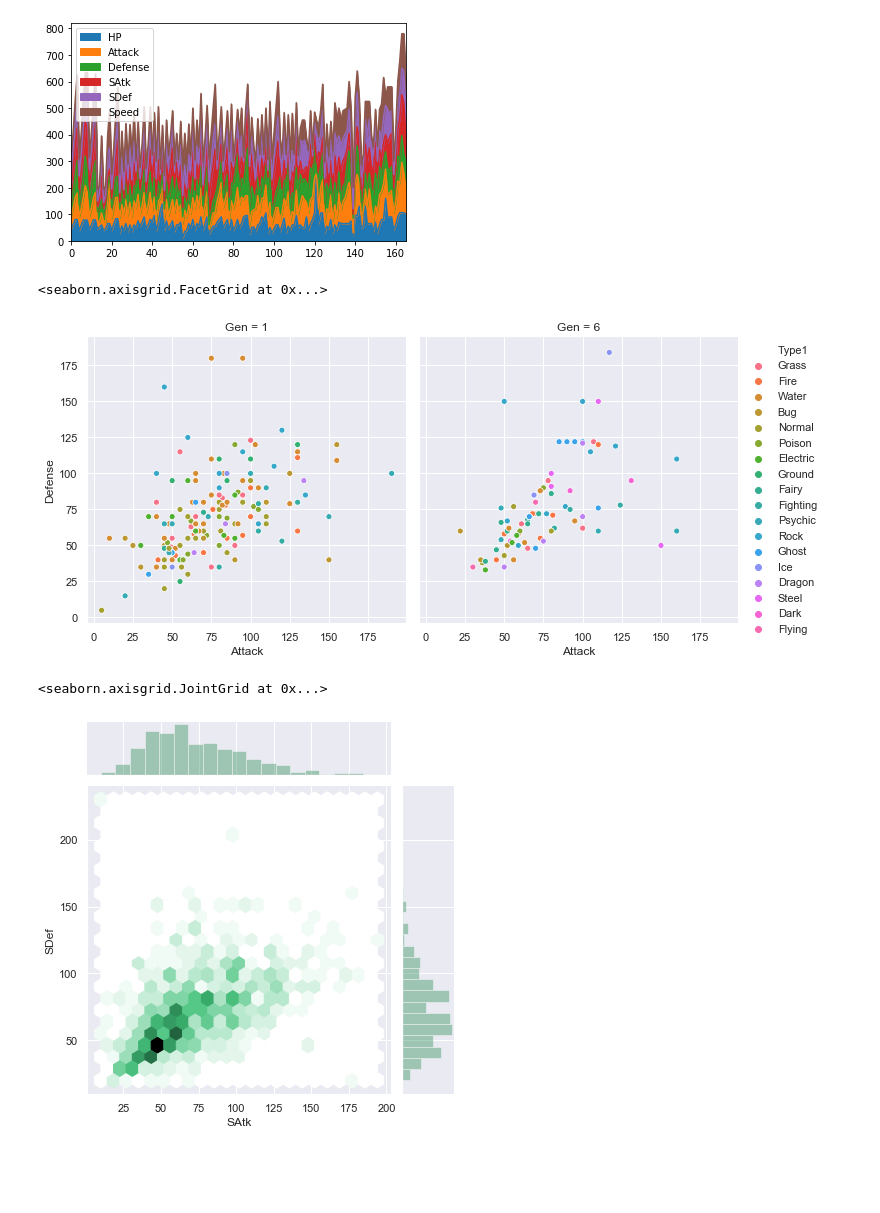
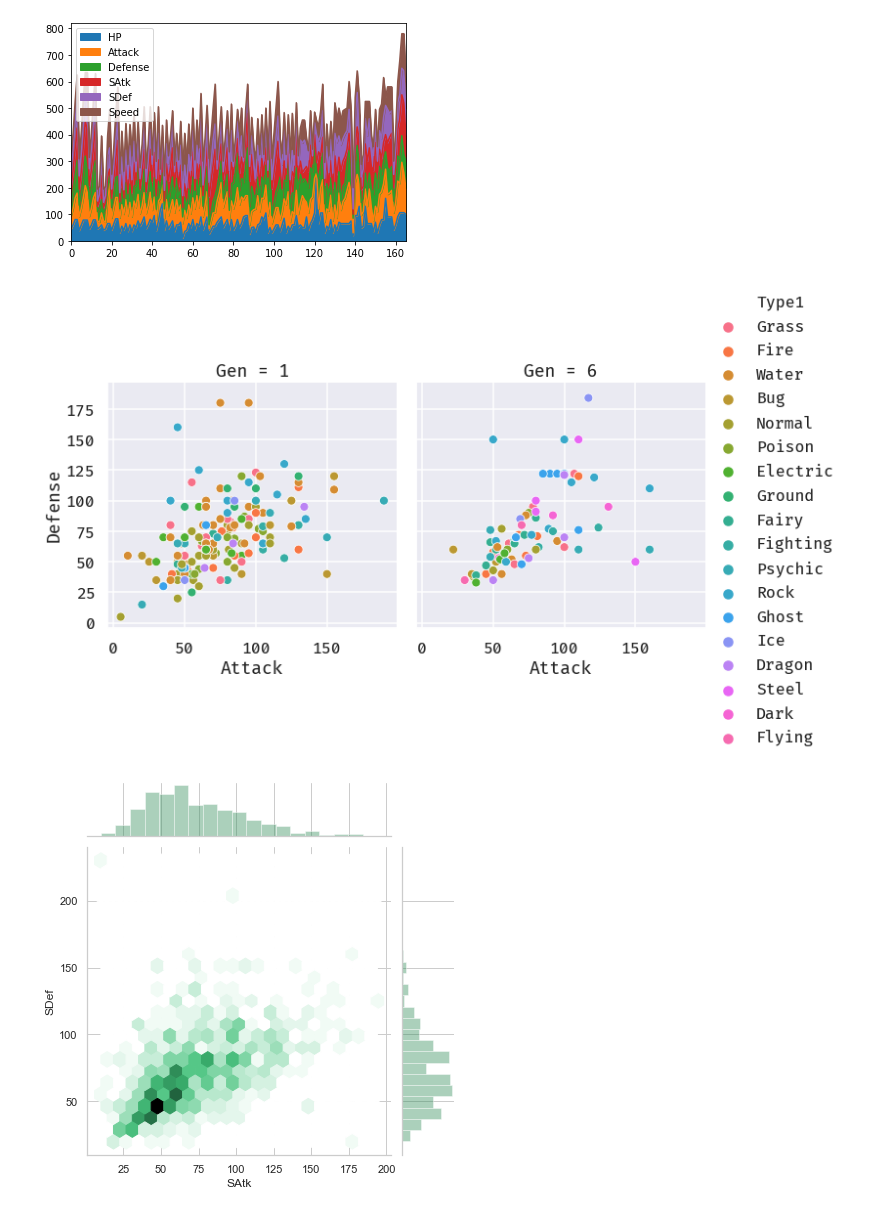
Before and after one commit to dhakust/binder, a Jupyter notebook: example.ipynb, the cells around one changed output. Saved outputs shown, nothing was run; the diff lists cells and outputs as text; code cells hidden in the pictures; blank space fills up the shorter version.

```diff
--- a/example.ipynb
+++ b/example.ipynb
@@ -105,20 +110,24 @@ df.query("Gen == 1").drop(["Number", "Gen", "Total"], axis = 1).plot.area()
 <matplotlib.axes._subplots.AxesSubplot at 0x...>
 [figure]
 # %%
-sns.set(style = "darkgrid")
+sns.set(
+    style   = "darkgrid",
+    palette = "deep",
+    font    = "Fira Code",
+    context = "notebook")
 # %%
-sns.relplot(
-    x    = "Attack",
-    y    = "Defense",
-    col  = "Gen",
-    hue  = "Type1",
-    data = df.query("Gen == 1 or Gen == 6"))
+with sns.plotting_context("talk"):
+    sns.relplot(
+        x    = "Attack",
+        y    = "Defense",
+        col  = "Gen",
+        hue  = "Type1",
+        data = df.query("Gen == 1 or Gen == 6"))
 # %% [output]
-<seaborn.axisgrid.FacetGrid at 0x...>
-[figure, old version]
+[figure, new version]
 # %%
-sns.jointplot(x = "SAtk", y = "SDef", data = df, kind = "hex", color = "seagreen")
+with sns.axes_style("whitegrid"):
+    sns.jointplot(x = "SAtk", y = "SDef", data = df, kind = "hex", color = "seagreen")
 # %% [output]
-<seaborn.axisgrid.JointGrid at 0x...>
 [figure]
 # %%
```
Also changed, not shown: parts of 6 cells of this notebook, 1 other file.
